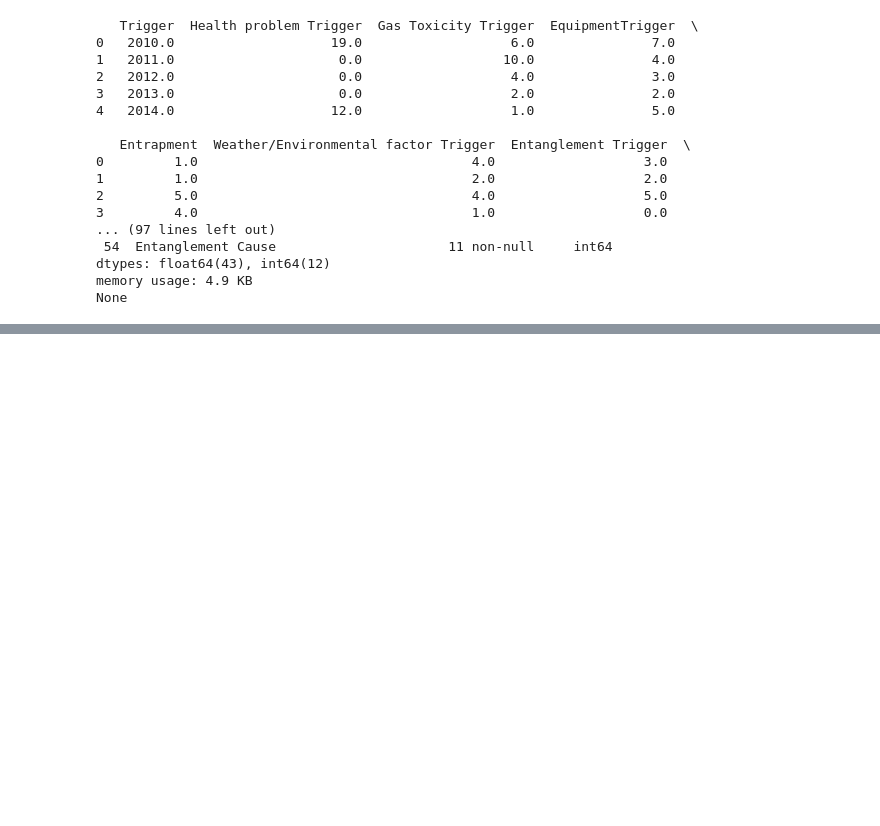
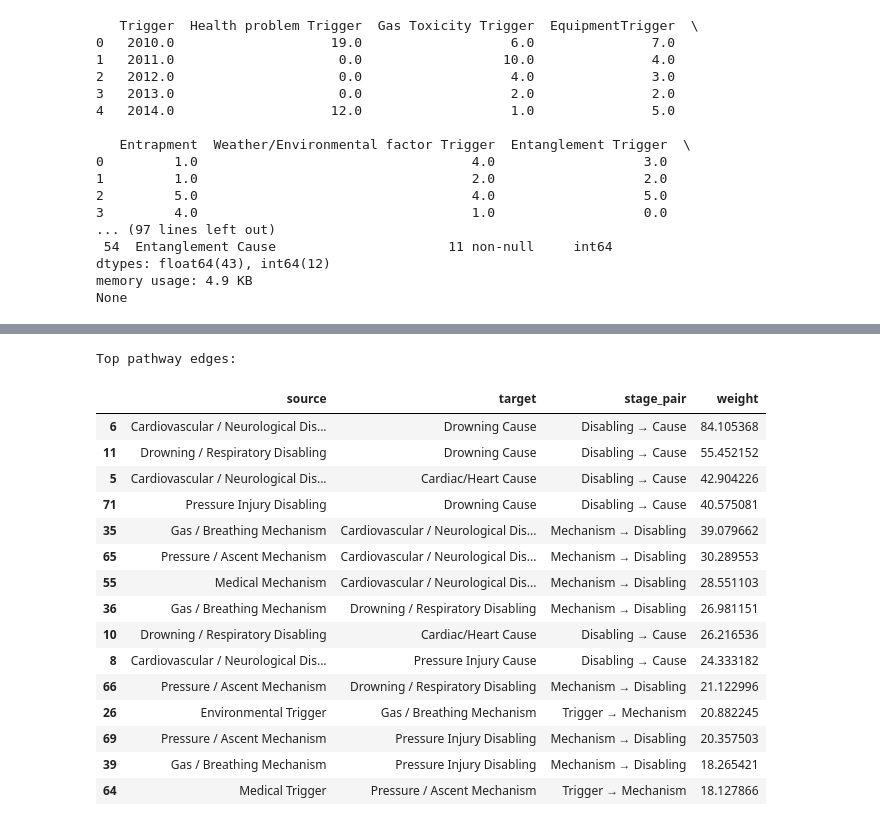
Before and after one commit to mirandagrein/Scuba-Diving-Draft, a Jupyter notebook: Code.ipynb, the cells around one changed output, grey strips where cells are left out. Saved outputs shown, nothing was run; the diff lists cells and outputs as text; code cells hidden in the pictures; blank space fills up the shorter version.

```diff
--- a/Code.ipynb
+++ b/Code.ipynb
@@ -485,0 +906,72 @@ trigger_prop = network_data[trigger_cols].div(network_data[trigger_cols].sum(axi
+# %%
+#PATHWAYS
+
+def build_layer_edges(source_stage, target_stage):
+    source_cols = stage_groups[source_stage]
+    target_cols = stage_groups[target_stage]
+
+    source = stage_share_tables[source_stage].set_index("Year")
+    target = stage_share_tables[target_stage].set_index("Year")
+    years = sorted(set(source.index).intersection(target.index))
+
+    rows = []
+    for year in years:
+        srow = source.loc[year, source_cols]
+        trow = target.loc[year, target_cols]
+        source_scale = float(stage_total_series[source_stage].loc[year])
+        target_scale = float(stage_total_series[target_stage].loc[year])
+        pair_scale = (source_scale + target_scale) / 2.0
+
+        if pair_scale <= 0:
+            continue
+
+        for source_node in source_cols:
+            for target_node in target_cols:
+                weight = float(srow[source_node]) * float(trow[target_node]) * pair_scale
+                if weight > 0:
+                    rows.append(
+                        {
+                            "source": source_node,
+                            "target": target_node,
+                            "weight": weight,
+                            "year": year,
+                            "stage_pair": f"{source_stage} → {target_stage}",
+                        }
+                    )
+
+    return pd.DataFrame(rows)
+
+
+edge_df_parts = [
+    build_layer_edges("Trigger", "Mechanism"),
+    build_layer_edges("Mechanism", "Disabling"),
+    build_layer_edges("Disabling", "Cause"),
+]
+
+edge_df = pd.concat(edge_df_parts, ignore_index=True)
+edge_df = (
+    edge_df.groupby(["source", "target", "stage_pair"], as_index=False)["weight"]
+    .sum()
+    .sort_values("weight", ascending=False)
+)
+
+#TOP PATHWAY EDGES
+display(edge_df.head(15))
+# %% [output]
+Top pathway edges:
+|  | source | target | stage_pair | weight |
+| 6 | Cardiovascular / Neurological Dis... | Drowning Cause | Disabling → Cause | 84.105368 |
+| 11 | Drowning / Respiratory Disabling | Drowning Cause | Disabling → Cause | 55.452152 |
+| 5 | Cardiovascular / Neurological Dis... | Cardiac/Heart Cause | Disabling → Cause | 42.904226 |
+| 71 | Pressure Injury Disabling | Drowning Cause | Disabling → Cause | 40.575081 |
+| 35 | Gas / Breathing Mechanism | Cardiovascular / Neurological Dis... | Mechanism → Disabling | 39.079662 |
+| 65 | Pressure / Ascent Mechanism | Cardiovascular / Neurological Dis... | Mechanism → Disabling | 30.289553 |
+| 55 | Medical Mechanism | Cardiovascular / Neurological Dis... | Mechanism → Disabling | 28.551103 |
+| 36 | Gas / Breathing Mechanism | Drowning / Respiratory Disabling | Mechanism → Disabling | 26.981151 |
+| 10 | Drowning / Respiratory Disabling | Cardiac/Heart Cause | Disabling → Cause | 26.216536 |
+| 8 | Cardiovascular / Neurological Dis... | Pressure Injury Cause | Disabling → Cause | 24.333182 |
+| 66 | Pressure / Ascent Mechanism | Drowning / Respiratory Disabling | Mechanism → Disabling | 21.122996 |
+| 26 | Environmental Trigger | Gas / Breathing Mechanism | Trigger → Mechanism | 20.882245 |
+| 69 | Pressure / Ascent Mechanism | Pressure Injury Disabling | Mechanism → Disabling | 20.357503 |
+| 39 | Gas / Breathing Mechanism | Pressure Injury Disabling | Mechanism → Disabling | 18.265421 |
+| 64 | Medical Trigger | Pressure / Ascent Mechanism | Trigger → Mechanism | 18.127866 |
```
Also changed, not shown: parts of 10 cells of this notebook.
